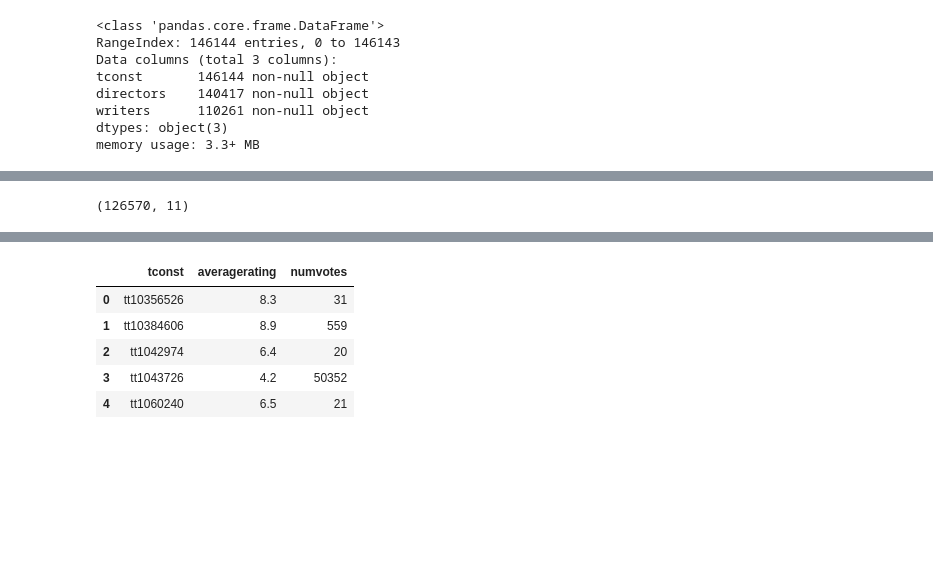
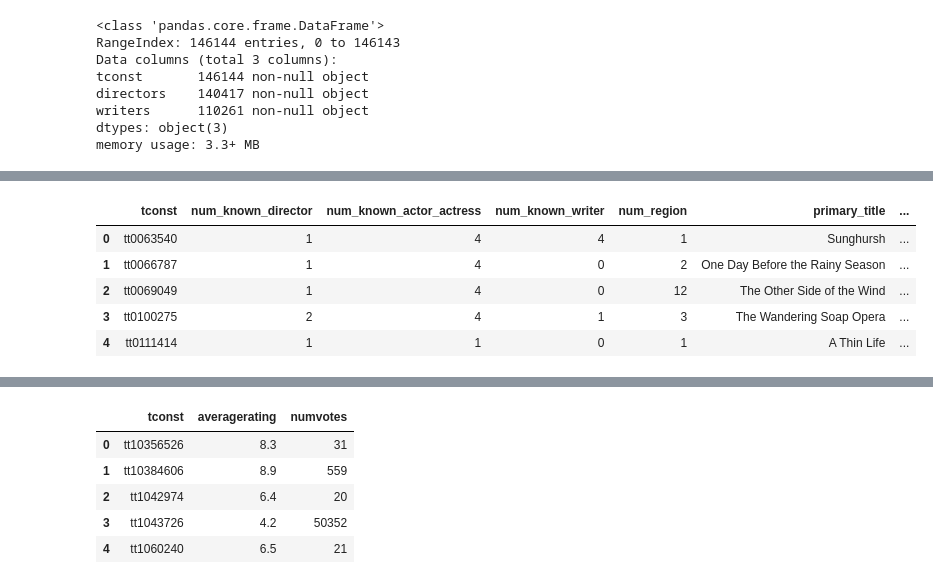
Before and after one commit to mzhou356/dc_ds_06_03_mod1_project, a Jupyter notebook: IMDB_combined_data.ipynb, the cells around one changed output, grey strips where cells are left out. Cells and saved outputs as stored; diff of their text form; code cells hidden in the pictures; blank space fills up the shorter version.

```diff
--- a/IMDB_combined_data.ipynb
+++ b/IMDB_combined_data.ipynb
@@ -364 +355,10 @@ writers_directors.head()
+# %%
+name_crew_region_genres.head()
+# %% [output]
+|  | tconst | num_known_director | num_known_actor_actress | num_known_writer | num_region | primary_title | ... |
+| 0 | tt0063540 | 1 | 4 | 4 | 1 | Sunghursh | ... |
+| 1 | tt0066787 | 1 | 4 | 0 | 2 | One Day Before the Rainy Season | ... |
+| 2 | tt0069049 | 1 | 4 | 0 | 12 | The Other Side of the Wind | ... |
+| 3 | tt0100275 | 2 | 4 | 1 | 3 | The Wandering Soap Opera | ... |
+| 4 | tt0111414 | 1 | 1 | 0 | 1 | A Thin Life | ... |
 # %%
@@ -366,4 +366,0 @@ name_crew_region_genre_writer_directors = hf.merge_tables(writers_directors, nam
-# %%
-name_crew_region_genre_writer_directors.shape
-# %% [output]
-(126570, 11)
```
Also changed, not shown: parts of 51 cells of this notebook, 2 other files.
